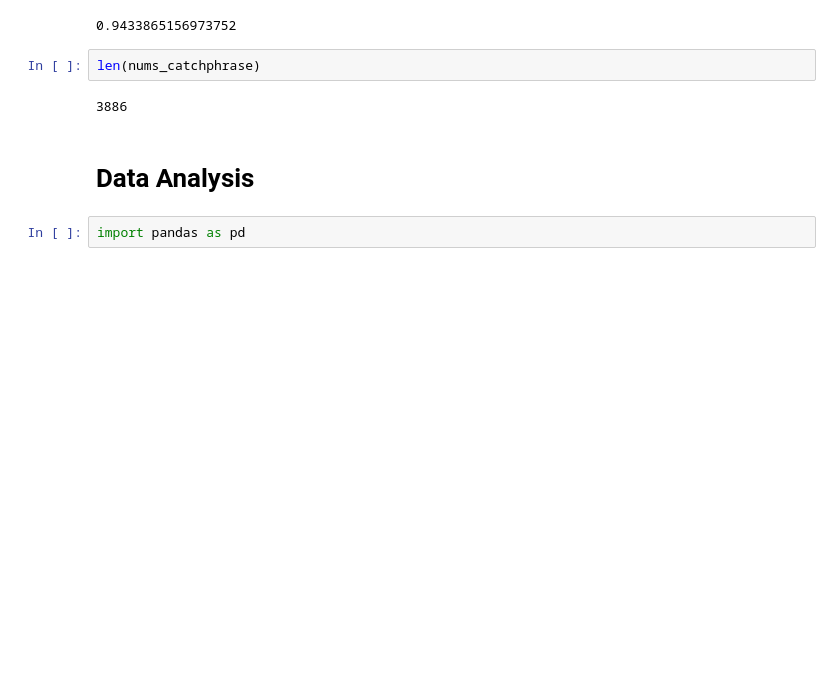
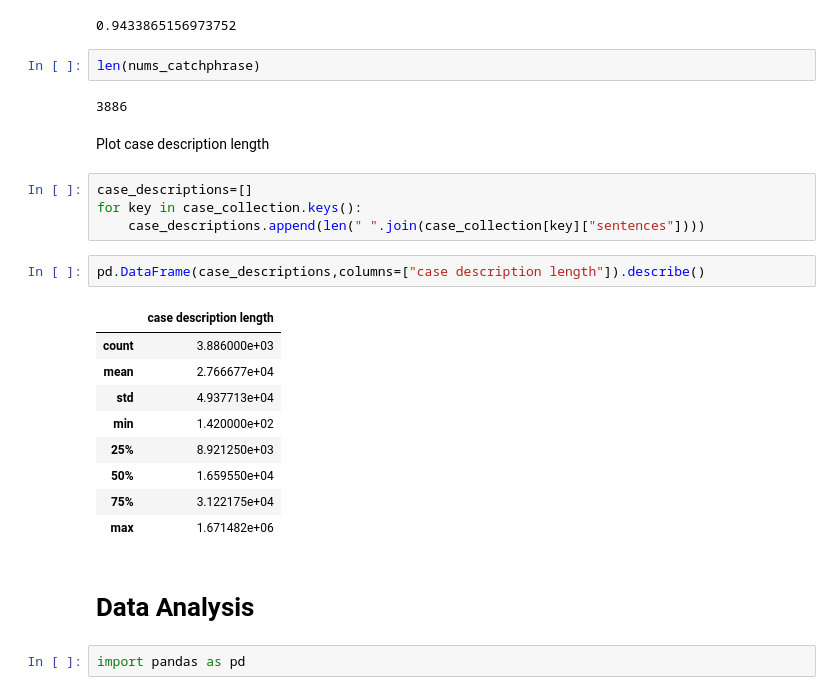
Before and after one commit to Saibo-creator/ContrastRetrieval, a Jupyter notebook: preprocess_summ.ipynb, the cells around one changed output. Cells and saved outputs as stored; diff of their text form; blank space fills up the shorter version.

```diff
--- a/preprocess_summ.ipynb
+++ b/preprocess_summ.ipynb
@@ -476,6 +499,24 @@ sum((nums_sentence<500) & (nums_sentence>=10))/len(nums_sentence)
 len(nums_catchphrase)
 # %% [output]
 3886
+# %% [markdown]
+Plot case description length
+# %%
+case_descriptions=[]
+for key in case_collection.keys():
+    case_descriptions.append(len(" ".join(case_collection[key]["sentences"])))
+# %%
+pd.DataFrame(case_descriptions,columns=["case description length"]).describe()
+# %% [output]
+|  | case description length |
+| count | 3.886000e+03 |
+| mean | 2.766677e+04 |
+| std | 4.937713e+04 |
+| min | 1.420000e+02 |
+| 25% | 8.921250e+03 |
+| 50% | 1.659550e+04 |
+| 75% | 3.122175e+04 |
+| max | 1.671482e+06 |
 # %% [markdown]
 # Data Analysis
 # %%
```
Also changed, not shown: parts of 16 cells of this notebook, 14 other files.
